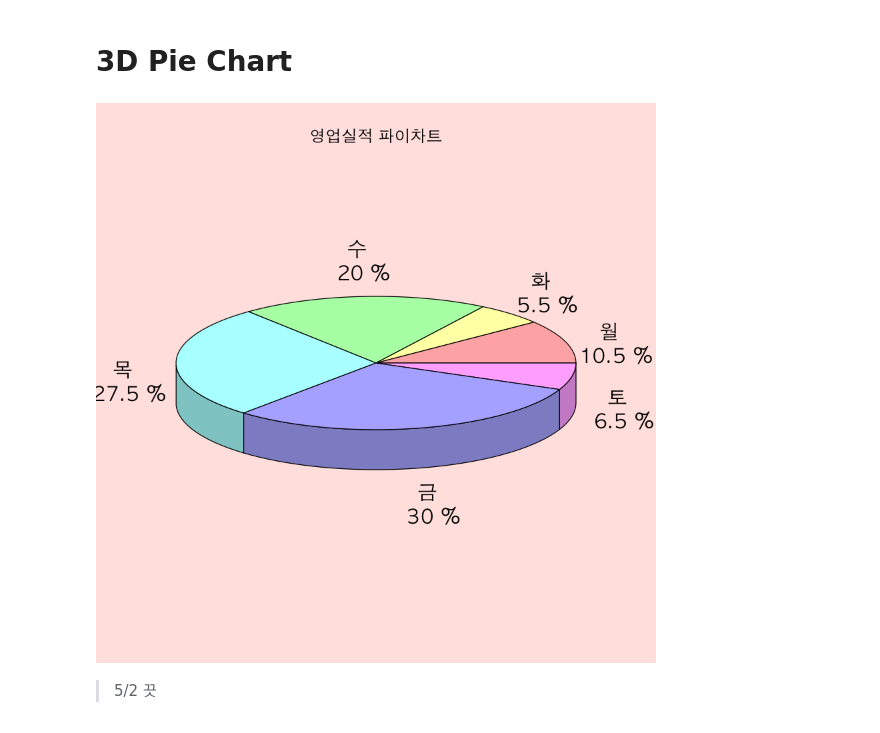
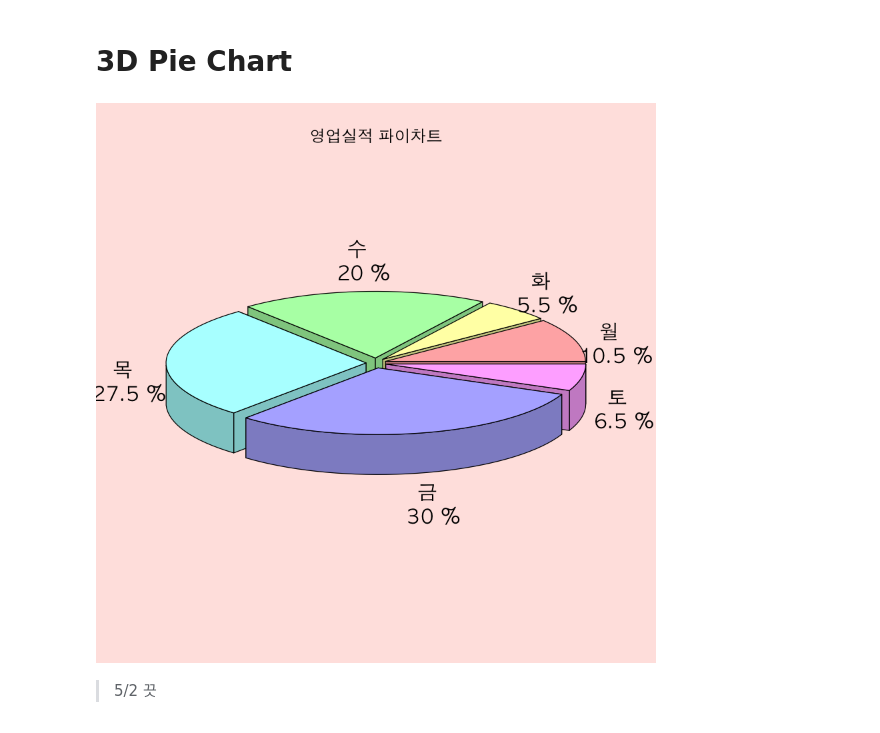
Before and after one commit to monargent0/TJRrrClass, a Jupyter notebook: 09. 데이터시각화.ipynb, the cells around one changed output. Drawn from its saved outputs; the diff is of its cells as text; code cells hidden in the pictures.

```diff
--- a/09. 데이터시각화.ipynb
+++ b/09. 데이터시각화.ipynb
@@ -551,16 +551,17 @@ library(plotrix)
 # %%
 sales <- c(210,110,400,550,600,130)
 week <- c('월','화','수','목','금','토')
 ratio <- sales/ sum(sales)*100
 label <- paste(week, "\n", ratio, "%")
 
 par(family = 'AppleGothic', bg = 'mistyrose')
 pie3D(sales,
     main = "영업실적 파이차트",
     labels = label,
-    col = rainbow(length(sales), s=0.3)
+    col = rainbow(length(sales), s=0.3),
+    explode = 0.05
 )
 # %% [output]
-[figure, old version]
+[figure, new version]
 # %% [markdown]
 > 5/2 끗
```
Also changed, not shown: parts of 2 cells of this notebook, 2 other files.
